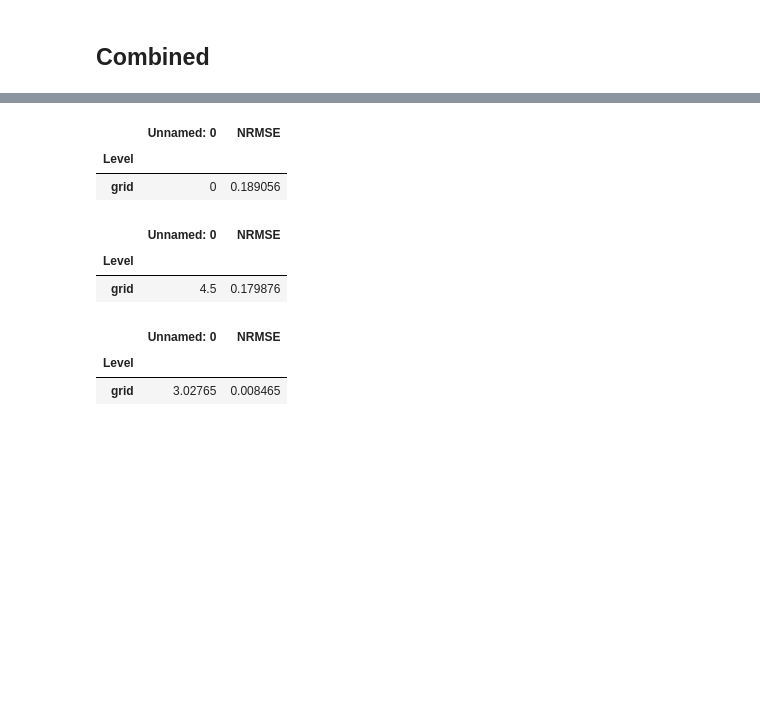
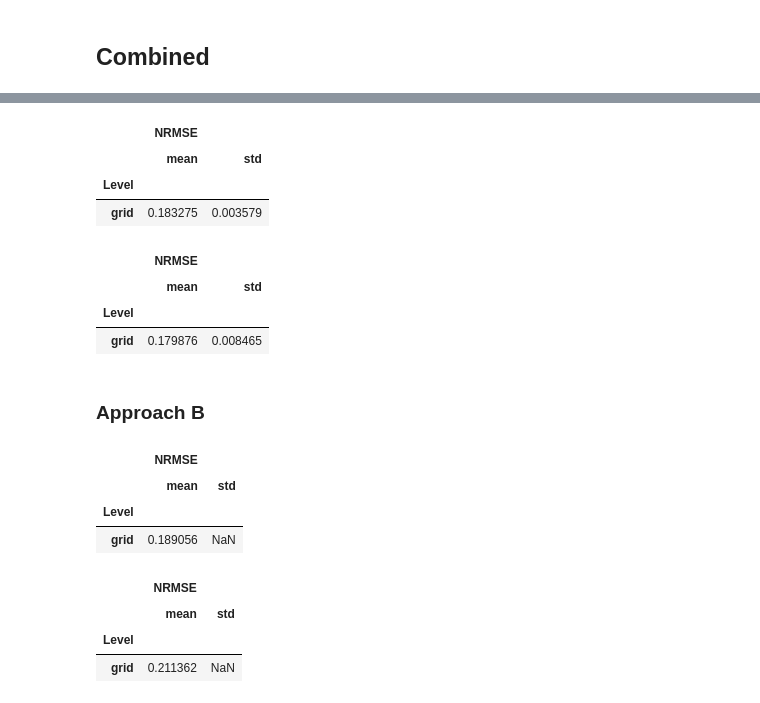
Before and after one commit to ManeeshaPerera/HTCNN-Forecasting, a Jupyter notebook: notebooks/draw-graphs.ipynb, the cells around one changed output, grey strips where cells are left out. Cells and saved outputs as stored; diff of their text form; code cells hidden in the pictures; blank space fills up the shorter version.

```diff
--- a/notebooks/draw-graphs.ipynb
+++ b/notebooks/draw-graphs.ipynb
@@ -282,2 +264,2 @@ errors.groupby(by='Level').std()
 # %%
-errors = pd.read_csv('../swis_combined_nn_results/approachA/SWIS_APPROACH_A/errors/final_errors.csv')
+approachA_errors = pd.read_csv('../swis_combined_nn_results/approachA/SWIS_APPROACH_A/errors/final_errors.csv')
@@ -308,6 +265,0 @@ errors = pd.read_csv('../swis_combined_nn_results/approachB/SWIS_APPROACH_B/erro
-# %%
-errors.groupby(by='Level').mean()
-# %% [output]
-|  | Unnamed: 0 | NRMSE |
-| Level |  |  |
-| grid | 0 | 0.189056 |
@@ -318,12 +266,7 @@ errors = pd.read_csv('../swis_combined_nn_results/approachA/SWIS_APPROACH_A_SKIP
-# %%
-errors.groupby(by='Level').mean()
-# %% [output]
-|  | Unnamed: 0 | NRMSE |
-| Level |  |  |
-| grid | 4.5 | 0.179876 |
-# %%
-errors.groupby(by='Level').std()
-# %% [output]
-|  | Unnamed: 0 | NRMSE |
-| Level |  |  |
-| grid | 3.02765 | 0.008465 |
+# %%
+approachA_errors.groupby(by='Level').agg({'NRMSE': ['mean', 'std']})
+# %% [output]
+|  | NRMSE |  |
+|  | mean | std |
+| Level |  |  |
+| grid | 0.183275 | 0.003579 |
@@ -329,0 +275,9 @@ errors.groupby(by='Level').std()
+# %%
+approachA_errors_skip.groupby(by='Level').agg({'NRMSE': ['mean', 'std']})
+# %% [output]
+|  | NRMSE |  |
+|  | mean | std |
+| Level |  |  |
+| grid | 0.179876 | 0.008465 |
+# %% [markdown]
+### Approach B
@@ -329,0 +286,7 @@ errors.groupby(by='Level').std()
+# %%
+approachB_errors.groupby(by='Level').agg({'NRMSE': ['mean', 'std']})
+# %% [output]
+|  | NRMSE |  |
+|  | mean | std |
+| Level |  |  |
+| grid | 0.189056 | NaN |
@@ -329,0 +295,7 @@ errors.groupby(by='Level').std()
+# %%
+approachB_clustering_withnorm.groupby(by='Level').agg({'NRMSE': ['mean', 'std']})
+# %% [output]
+|  | NRMSE |  |
+|  | mean | std |
+| Level |  |  |
+| grid | 0.211362 | NaN |
```
Also changed, not shown: parts of 27 cells of this notebook, 5 other files.
